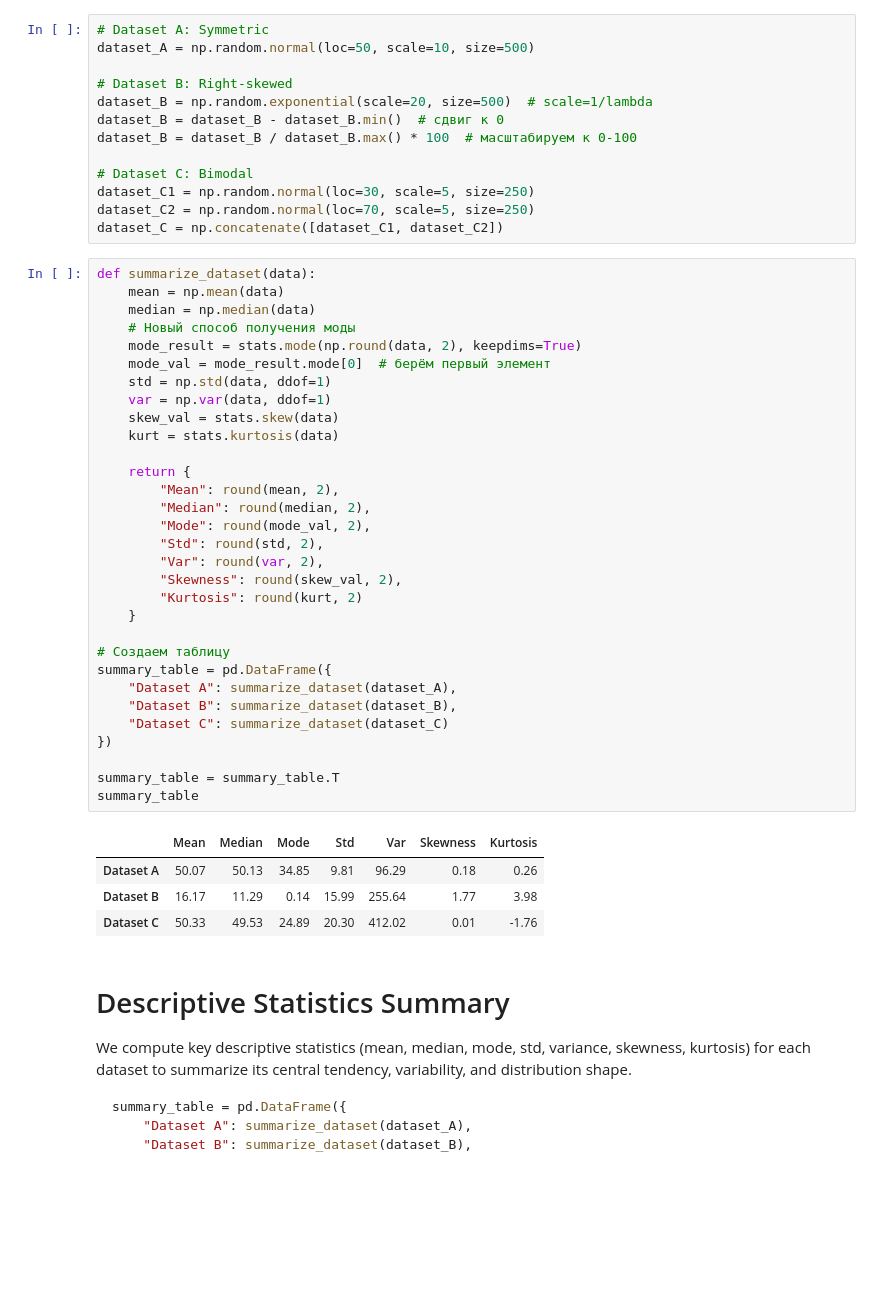
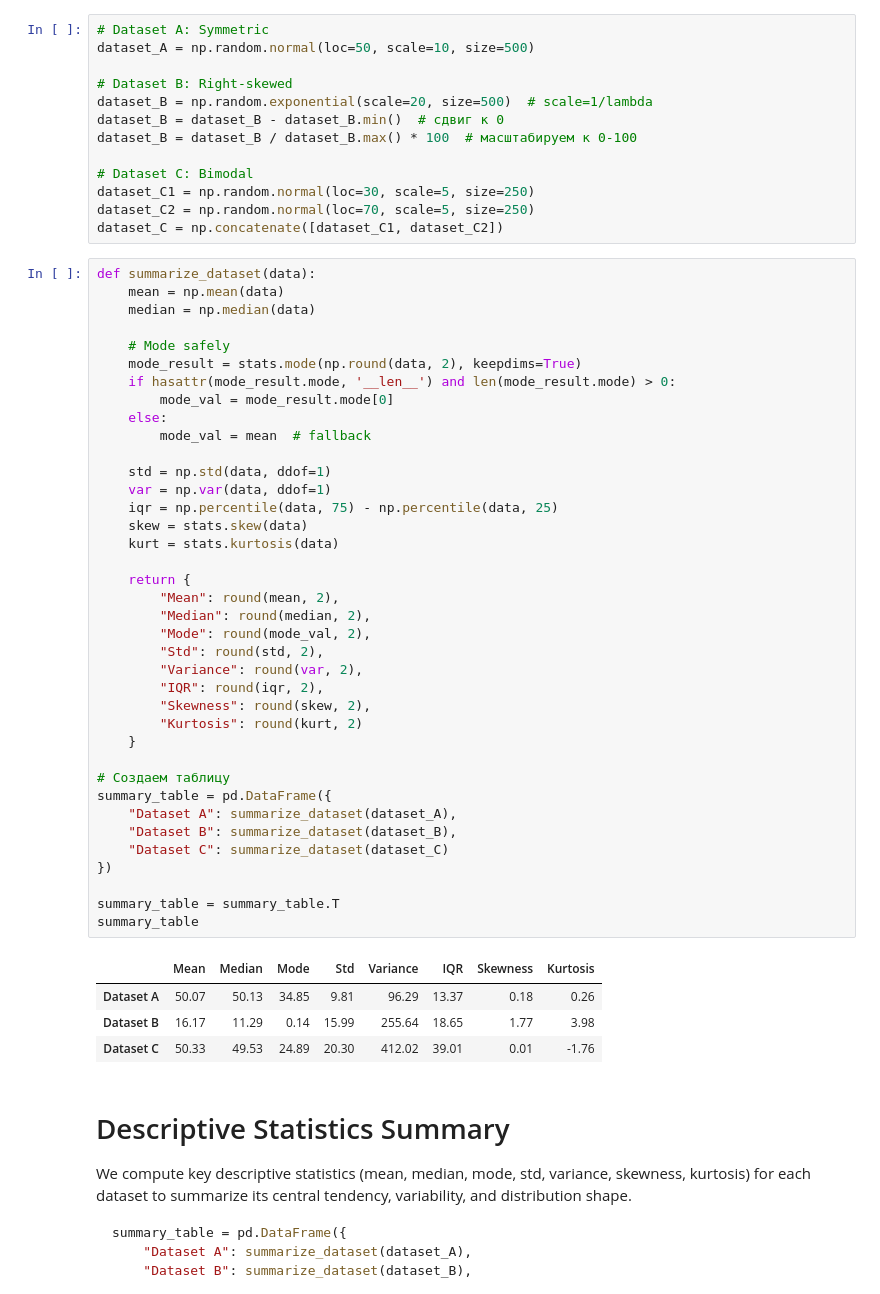
Before and after one commit to ElvinNasirov/m3-01-lab-eda-toolkit-summary-pitfalls, a Jupyter notebook: m3-01-eda-toolkit-summary-pitfalls.ipynb, the cells around one changed output. Cells and saved outputs as stored; diff of their text form; blank space fills up the shorter version.

```diff
--- a/m3-01-eda-toolkit-summary-pitfalls.ipynb
+++ b/m3-01-eda-toolkit-summary-pitfalls.ipynb
@@ -23,39 +23,46 @@ dataset_C = np.concatenate([dataset_C1, dataset_C2])
 # %%
 def summarize_dataset(data):
     mean = np.mean(data)
     median = np.median(data)
-    # Новый способ получения моды
+
+    # Mode safely
     mode_result = stats.mode(np.round(data, 2), keepdims=True)
-    mode_val = mode_result.mode[0]  # берём первый элемент
+    if hasattr(mode_result.mode, '__len__') and len(mode_result.mode) > 0:
+        mode_val = mode_result.mode[0]
+    else:
+        mode_val = mean  # fallback
+
     std = np.std(data, ddof=1)
     var = np.var(data, ddof=1)
-    skew_val = stats.skew(data)
+    iqr = np.percentile(data, 75) - np.percentile(data, 25)
+    skew = stats.skew(data)
     kurt = stats.kurtosis(data)
 
     return {
         "Mean": round(mean, 2),
         "Median": round(median, 2),
         "Mode": round(mode_val, 2),
         "Std": round(std, 2),
-        "Var": round(var, 2),
-        "Skewness": round(skew_val, 2),
+        "Variance": round(var, 2),
+        "IQR": round(iqr, 2),
+        "Skewness": round(skew, 2),
         "Kurtosis": round(kurt, 2)
     }
 
 # Создаем таблицу
 summary_table = pd.DataFrame({
     "Dataset A": summarize_dataset(dataset_A),
     "Dataset B": summarize_dataset(dataset_B),
     "Dataset C": summarize_dataset(dataset_C)
 })
 
 summary_table = summary_table.T
 summary_table
 # %% [output]
-|  | Mean | Median | Mode | Std | Var | Skewness | Kurtosis |
-| Dataset A | 50.07 | 50.13 | 34.85 | 9.81 | 96.29 | 0.18 | 0.26 |
-| Dataset B | 16.17 | 11.29 | 0.14 | 15.99 | 255.64 | 1.77 | 3.98 |
-| Dataset C | 50.33 | 49.53 | 24.89 | 20.30 | 412.02 | 0.01 | -1.76 |
+|  | Mean | Median | Mode | Std | Variance | IQR | Skewness | Kurtosis |
+| Dataset A | 50.07 | 50.13 | 34.85 | 9.81 | 96.29 | 13.37 | 0.18 | 0.26 |
+| Dataset B | 16.17 | 11.29 | 0.14 | 15.99 | 255.64 | 18.65 | 1.77 | 3.98 |
+| Dataset C | 50.33 | 49.53 | 24.89 | 20.30 | 412.02 | 39.01 | 0.01 | -1.76 |
 # %% [markdown]
 # Descriptive Statistics Summary
 
```
Also changed, not shown: parts of 2 cells of this notebook.
